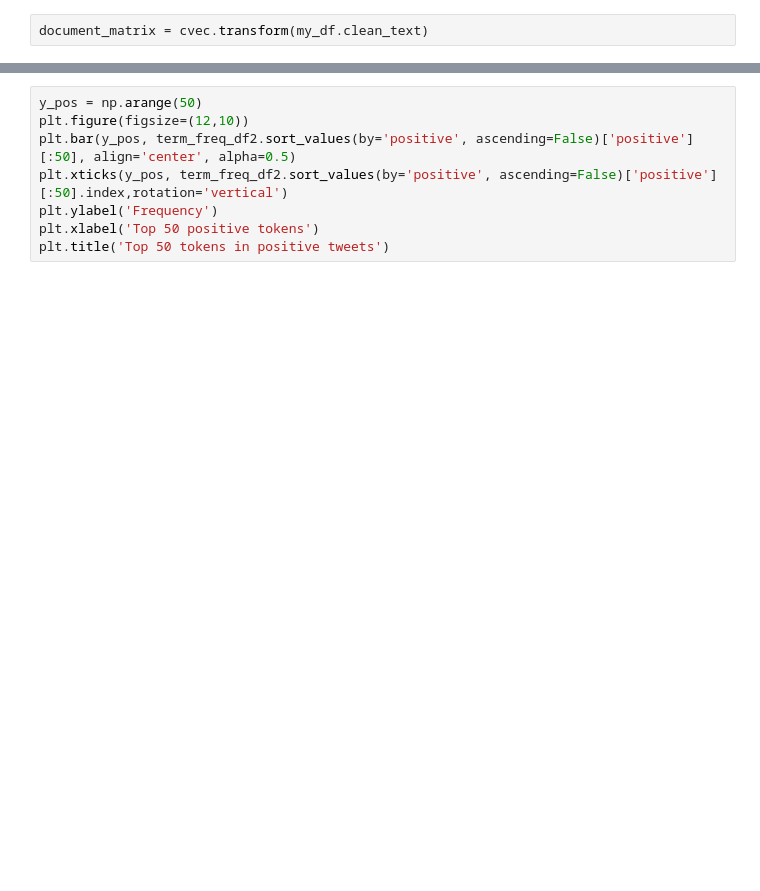
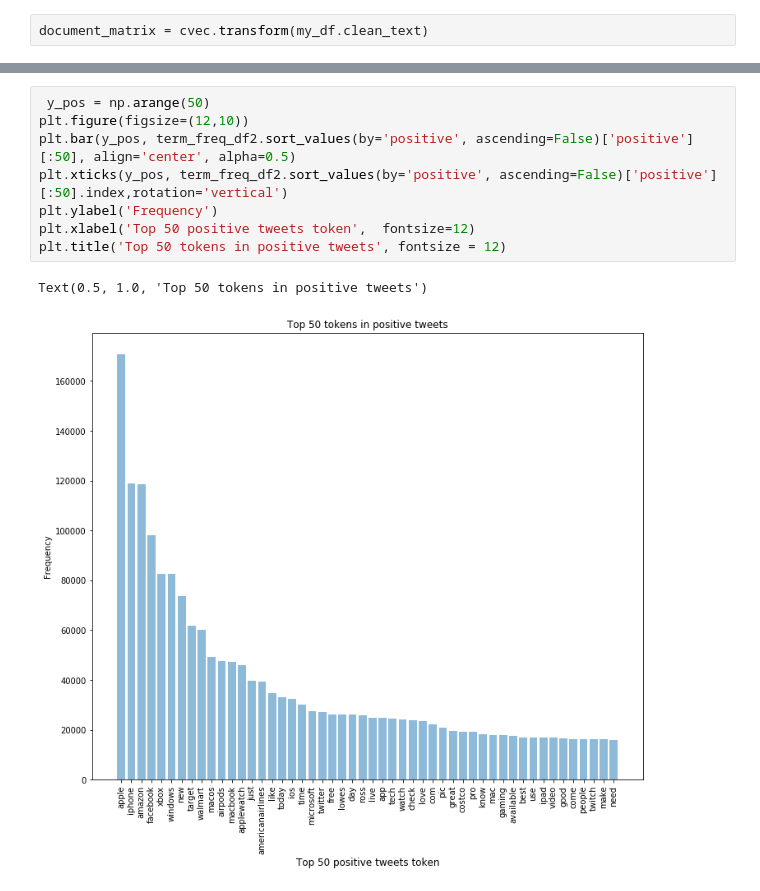
Before and after one commit to phpinto/social_media_sentiment_analysis_to_predict_stock_prices, a Jupyter notebook: api_calls/python/Jupyeter Notebooks/Term_frequency.ipynb, the cells around one changed output, grey strips where cells are left out. Cells and saved outputs as stored; diff of their text form; blank space fills up the shorter version.

```diff
--- a/api_calls/python/Jupyeter Notebooks/Term_frequency.ipynb
+++ b/api_calls/python/Jupyeter Notebooks/Term_frequency.ipynb
@@ -67,11 +125,14 @@ plt.title('Top 50 tokens in negative tweets')
 # %%
-y_pos = np.arange(50)
+ y_pos = np.arange(50)
 plt.figure(figsize=(12,10))
 plt.bar(y_pos, term_freq_df2.sort_values(by='positive', ascending=False)['positive'][:50], align='center', alpha=0.5)
 plt.xticks(y_pos, term_freq_df2.sort_values(by='positive', ascending=False)['positive'][:50].index,rotation='vertical')
 plt.ylabel('Frequency')
-plt.xlabel('Top 50 positive tokens')
-plt.title('Top 50 tokens in positive tweets')
+plt.xlabel('Top 50 positive tweets token',  fontsize=12)
+plt.title('Top 50 tokens in positive tweets', fontsize = 12)
+# %% [output]
+Text(0.5, 1.0, 'Top 50 tokens in positive tweets')
+[figure, added]
 # %%
 import seaborn as sns
 plt.figure(figsize=(8,6))
```
Also changed, not shown: parts of 17 cells of this notebook.
